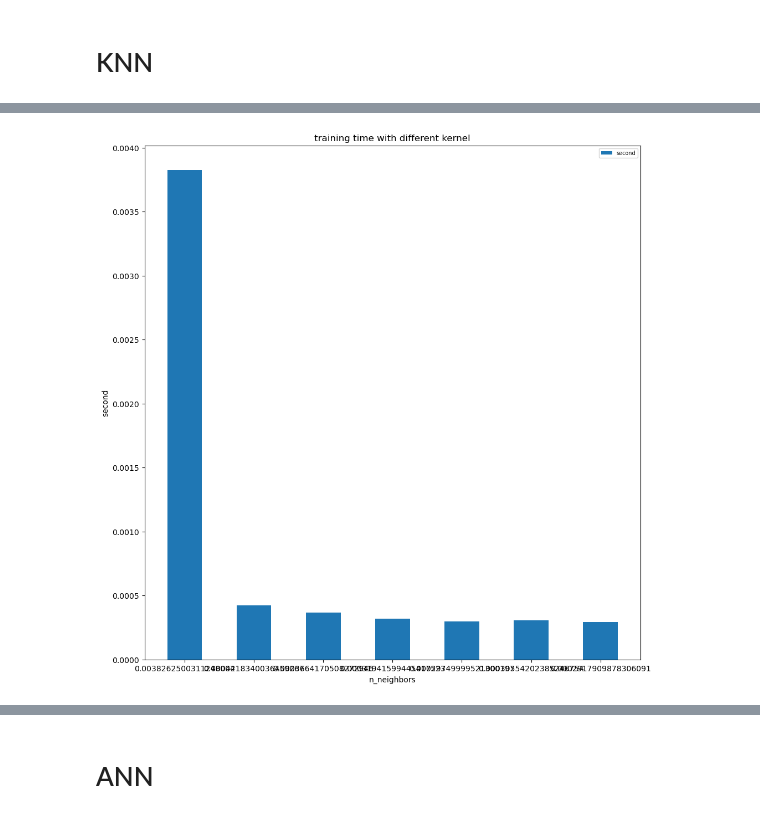
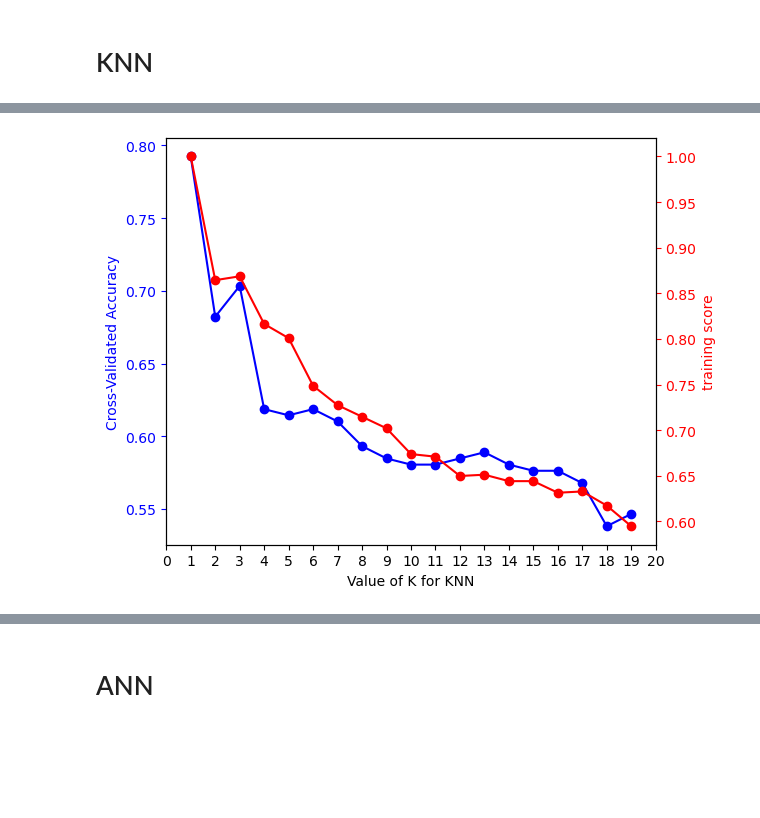
Before and after one commit to JeffreyLu1972543/QualityOfMovement, a Jupyter notebook: dataTraining.ipynb, the cells around one changed output, grey strips where cells are left out. Cells and saved outputs as stored; diff of their text form; code cells hidden in the pictures; blank space fills up the shorter version.

```diff
--- a/dataTraining.ipynb
+++ b/dataTraining.ipynb
@@ -258,11 +231,36 @@ plt.show()
-# %%
-plt.figure(figsize=(10,10), layout='constrained')
-plt.bar(x_pos, training_times, 0.5,label='second')
-plt.xlabel('n_neighbors')
-plt.xticks(x_pos,training_times)
-plt.ylabel('second')
-plt.title("training time with different kernel")
-plt.legend(fontsize=7);
-# %% [output]
-[figure, removed]
+# %%
+k_range = range(1, 20)
+# Empty list to store cross-validation scores
+k_scores = []
+k_scores_training=[]
+
+# Perform cross-validation for each k value
+# CV=4
+for k in k_range:
+    knn = KNeighborsClassifier(n_neighbors=k)
+    scores = cross_validate(knn, X_train, y_train, cv=4, scoring='accuracy', return_train_score=True)
+    k_scores.append(np.mean(scores['test_score']))
+    k_scores_training.append(np.mean(scores['train_score']))
+
+# Plot the accuracy
+fig, ax1 = plt.subplots()
+
+ax1.plot(k_range, k_scores, color='blue',marker='o')
+ax1.set_xlabel('Value of K for KNN')
+ax1.set_ylabel('Cross-Validated Accuracy', color='blue')
+ax1.tick_params('y', colors='blue')
+
+ax2 = ax1.twinx()
+ax2.plot(k_range,k_scores_training, color='red',marker='o')
+ax2.set_ylabel('training score', color='red')
+ax2.tick_params('y', colors='red')
+
+xticks = np.arange(0, 21, 1)
+ax1.set_xticks(xticks)
+ax1.set_xticklabels(xticks)
+
+fig.tight_layout()
+plt.show()
+# %% [output]
+[figure, added]
 # %%
```
Also changed, not shown: parts of 13 cells of this notebook, 1 other file.
